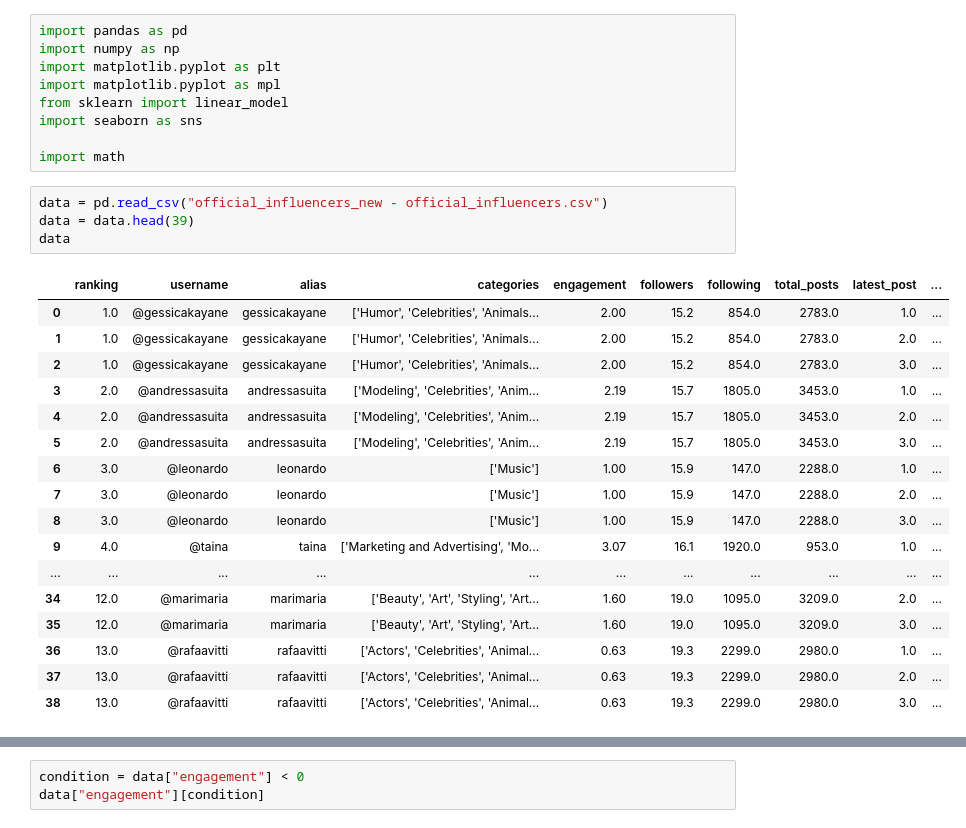
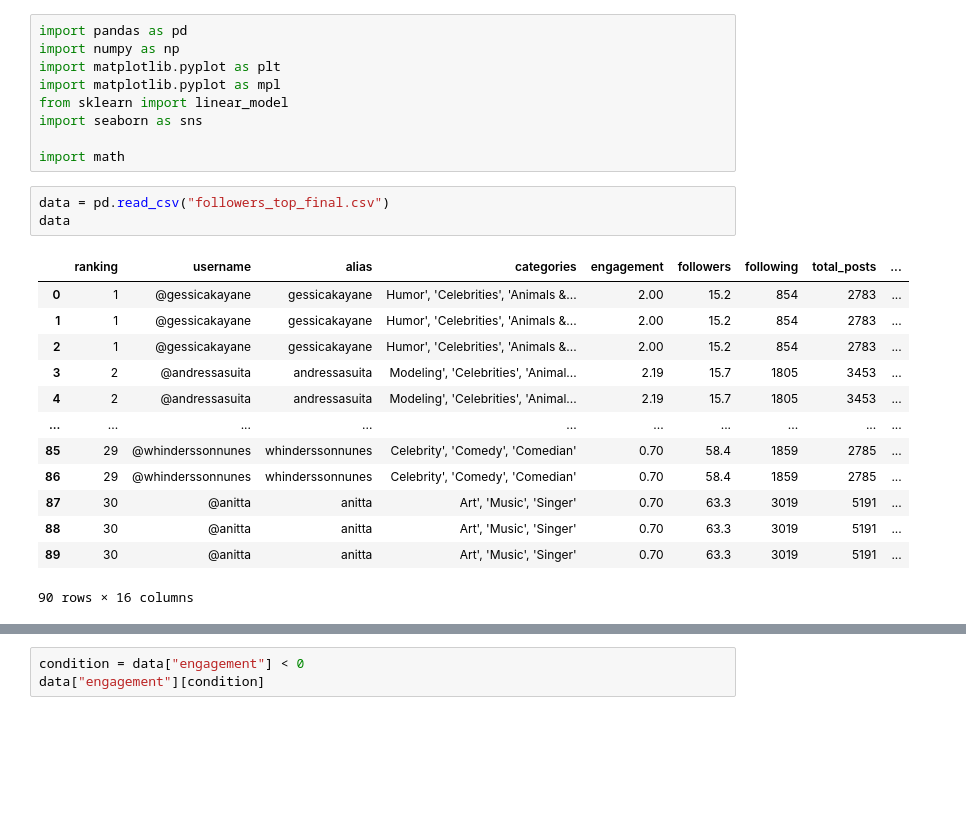
Before and after one commit to cristiana-ayres/Insta-engagement-pred, a Jupyter notebook: 7_cum_frequency.ipynb, the cells around one changed output, grey strips where cells are left out. Drawn from its saved outputs; the diff is of its cells as text; blank space fills up the shorter version.

```diff
--- a/7_cum_frequency.ipynb
+++ b/7_cum_frequency.ipynb
@@ -8,24 +8,19 @@ import seaborn as sns
 
 import math
 # %%
-data = pd.read_csv("official_influencers_new - official_influencers.csv")
-data = data.head(39)
+data = pd.read_csv("followers_top_final.csv")
 data
 # %% [output]
-|  | ranking | username | alias | categories | engagement | followers | following | total_posts | latest_post | ... |
-| 0 | 1.0 | @gessicakayane | gessicakayane | ['Humor', 'Celebrities', 'Animals... | 2.00 | 15.2 | 854.0 | 2783.0 | 1.0 | ... |
-| 1 | 1.0 | @gessicakayane | gessicakayane | ['Humor', 'Celebrities', 'Animals... | 2.00 | 15.2 | 854.0 | 2783.0 | 2.0 | ... |
-| 2 | 1.0 | @gessicakayane | gessicakayane | ['Humor', 'Celebrities', 'Animals... | 2.00 | 15.2 | 854.0 | 2783.0 | 3.0 | ... |
-| 3 | 2.0 | @andressasuita | andressasuita | ['Modeling', 'Celebrities', 'Anim... | 2.19 | 15.7 | 1805.0 | 3453.0 | 1.0 | ... |
-| 4 | 2.0 | @andressasuita | andressasuita | ['Modeling', 'Celebrities', 'Anim... | 2.19 | 15.7 | 1805.0 | 3453.0 | 2.0 | ... |
-| 5 | 2.0 | @andressasuita | andressasuita | ['Modeling', 'Celebrities', 'Anim... | 2.19 | 15.7 | 1805.0 | 3453.0 | 3.0 | ... |
-| 6 | 3.0 | @leonardo | leonardo | ['Music'] | 1.00 | 15.9 | 147.0 | 2288.0 | 1.0 | ... |
-| 7 | 3.0 | @leonardo | leonardo | ['Music'] | 1.00 | 15.9 | 147.0 | 2288.0 | 2.0 | ... |
-| 8 | 3.0 | @leonardo | leonardo | ['Music'] | 1.00 | 15.9 | 147.0 | 2288.0 | 3.0 | ... |
-| 9 | 4.0 | @taina | taina | ['Marketing and Advertising', 'Mo... | 3.07 | 16.1 | 1920.0 | 953.0 | 1.0 | ... |
-| ... | ... | ... | ... | ... | ... | ... | ... | ... | ... | ... |
-| 34 | 12.0 | @marimaria | marimaria | ['Beauty', 'Art', 'Styling', 'Art... | 1.60 | 19.0 | 1095.0 | 3209.0 | 2.0 | ... |
-| 35 | 12.0 | @marimaria | marimaria | ['Beauty', 'Art', 'Styling', 'Art... | 1.60 | 19.0 | 1095.0 | 3209.0 | 3.0 | ... |
-| 36 | 13.0 | @rafaavitti | rafaavitti | ['Actors', 'Celebrities', 'Animal... | 0.63 | 19.3 | 2299.0 | 2980.0 | 1.0 | ... |
-| 37 | 13.0 | @rafaavitti | rafaavitti | ['Actors', 'Celebrities', 'Animal... | 0.63 | 19.3 | 2299.0 | 2980.0 | 2.0 | ... |
-| 38 | 13.0 | @rafaavitti | rafaavitti | ['Actors', 'Celebrities', 'Animal... | 0.63 | 19.3 | 2299.0 | 2980.0 | 3.0 | ... |
+|  | ranking | username | alias | categories | engagement | followers | following | total_posts | ... |
+| 0 | 1 | @gessicakayane | gessicakayane | Humor', 'Celebrities', 'Animals &... | 2.00 | 15.2 | 854 | 2783 | ... |
+| 1 | 1 | @gessicakayane | gessicakayane | Humor', 'Celebrities', 'Animals &... | 2.00 | 15.2 | 854 | 2783 | ... |
+| 2 | 1 | @gessicakayane | gessicakayane | Humor', 'Celebrities', 'Animals &... | 2.00 | 15.2 | 854 | 2783 | ... |
+| 3 | 2 | @andressasuita | andressasuita | Modeling', 'Celebrities', 'Animal... | 2.19 | 15.7 | 1805 | 3453 | ... |
+| 4 | 2 | @andressasuita | andressasuita | Modeling', 'Celebrities', 'Animal... | 2.19 | 15.7 | 1805 | 3453 | ... |
+| ... | ... | ... | ... | ... | ... | ... | ... | ... | ... |
+| 85 | 29 | @whinderssonnunes | whinderssonnunes | Celebrity', 'Comedy', 'Comedian' | 0.70 | 58.4 | 1859 | 2785 | ... |
+| 86 | 29 | @whinderssonnunes | whinderssonnunes | Celebrity', 'Comedy', 'Comedian' | 0.70 | 58.4 | 1859 | 2785 | ... |
+| 87 | 30 | @anitta | anitta | Art', 'Music', 'Singer' | 0.70 | 63.3 | 3019 | 5191 | ... |
+| 88 | 30 | @anitta | anitta | Art', 'Music', 'Singer' | 0.70 | 63.3 | 3019 | 5191 | ... |
+| 89 | 30 | @anitta | anitta | Art', 'Music', 'Singer' | 0.70 | 63.3 | 3019 | 5191 | ... |
+90 rows × 16 columns
```
Also changed, not shown: parts of 27 cells of this notebook, 2 other files.
